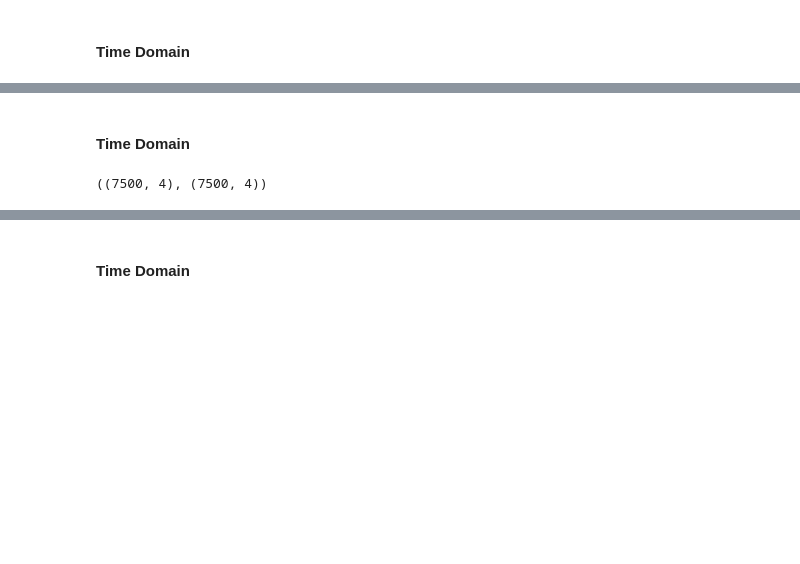
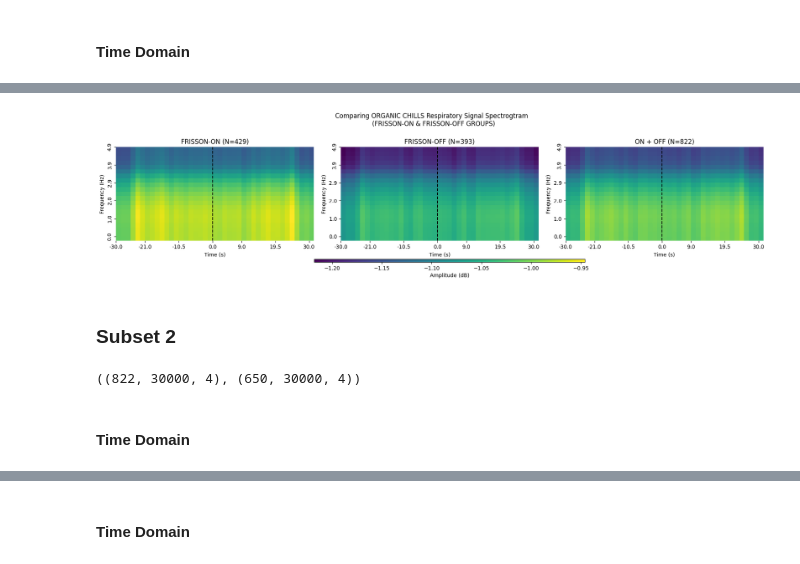
Before and after one commit to emmanuel-olateju/chills_characterization, a Jupyter notebook: notebooks/chills_physiological_analysis.ipynb, the cells around one changed output, grey strips where cells are left out. Drawn from its saved outputs; the diff is of its cells as text; code cells hidden in the pictures; blank space fills up the shorter version.

```diff
--- a/notebooks/chills_physiological_analysis.ipynb
+++ b/notebooks/chills_physiological_analysis.ipynb
@@ -465,2 +433,64 @@ baseline_idx = bidx = (0, fs)
+# %%
+frequencies = np.linspace(SFT.f[freqs][0], SFT.f[freqs][-1], frisson_stft.shape[0])
+n_time = frisson_stft.shape[2]
+time = np.linspace(-30, 30, n_time)
+
+fig, ax = plt.subplots(1, 3, figsize=(18, 4))
+ch = select_channel["resp"]
+
+vmin = min(np.min(frisson_on_stft[:, ch, :]), np.min(frisson_off_stft[:, ch, :]), np.min(frisson_stft[:, ch, :]))
+vmax = max(np.max(frisson_on_stft[:, ch, :]), np.max(frisson_off_stft[:, ch, :]), np.max(frisson_stft[:, ch, :]))
+
+# Plot each heatmap
+for i, data in enumerate([frisson_on_stft, frisson_off_stft, frisson_stft]):
+    heatmap = sns.heatmap(data[::-1, ch, :], cmap="viridis", ax=ax[i],
+                xticklabels=50, yticklabels=20,
+                vmin=vmin, vmax=vmax, cbar=False)  # Adjust tick frequency here
+
+    if i==2:
+      heatmpa_mesh = heatmap
+
+    ax[i].set_xlabel("Time (s)")
+    ax[i].set_ylabel("Frequency (Hz)")
+
+    # Set custom tick labels
+    xticks = np.linspace(0, n_time - 1, 7).astype(int)
+    ax[i].set_xticks(xticks)
+    ax[i].set_xticklabels(np.round(time[xticks], 1))
+
+    yticks = np.linspace(0, len(frequencies) - 1, 6).astype(int)
+    ax[i].set_yticks(yticks)
+    ax[i].set_yticklabels(np.round(frequencies[::-1][yticks], 1))  # reversed!
+
+    ax[i].axvline(data.shape[2]//2, color="black", linestyle="--", label="Chills Report")
+
+cax = fig.add_axes([0.325, 0.005, 0.4, 0.02])  # [left, bottom, width, height]
+cbar = fig.colorbar(heatmap_mesh.collections[0], cax=cax, orientation="horizontal")
+cbar.set_label("Amplitude (dB)")
+
+ax[0].set_title(f"FRISSON-ON (N={len(frisson_on)})")
+ax[1].set_title(f"FRISSON-OFF (N={len(frisson_off)})")
+ax[2].set_title(f"ON + OFF (N={len(frisson)})")
+fig.suptitle("Comparing ORGANIC CHILLS Respiratory Signal Spectrogtram \n (FRISSON-ON & FRISSON-OFF GROUPS)", y=1.00)
+fig.tight_layout()
+plt.savefig("plots/physiological_analysis/ORGANIC_CHILLS_COMPARISON_Resp_TF_DOMAIN.png", dpi=300, bbox_inches="tight")
+# %% [output]
+[figure, added]
+# %% [markdown]
+### Subset 2
+# %%
+window = 0.01
+organic_epochs = np.vstack((frisson_on_epochs, frisson_off_epochs))
+non_chill_epochs = np.vstack((pre_rest_epochs, post_rest_epochs))
+
+organic =  np.apply_along_axis(lambda x: m_avg(x, window), axis=1, arr=organic_epochs)
+non_chill = np.apply_along_axis(lambda x: m_avg(x, window), axis=1, arr=non_chill_epochs)
+
+organic = minmax_scale(organic, 1)
+non_chill = minmax_scale(non_chill, 1)
+
+organic.shape, non_chill.shape
+# %% [output]
+((822, 30000, 4), (650, 30000, 4))
 # %% [markdown]
 #### Time Domain
@@ -484,9 +496,0 @@ chills = np.apply_along_axis(lambda x: m_avg(x, window_), axis=0, arr=chills_)
-# %%
-frisson_std = frisson_epochs[:, bidx[0]:, :].std(axis=0) / len(frisson_epochs)
-chills_std = chills_epochs[:, bidx[0]:, :].std(axis=0) / len(chills_epochs)
-# non_chills_std = non_chills_epochs.std(axis=0) / len(non_chills_epochs)
-
-frisson_std.shape, chills_std.shape,
-# frisson_std.shape, chills_std.shape, non_chills_std.shape
-# %% [output]
-((7500, 4), (7500, 4))
```
Also changed, not shown: parts of 74 cells of this notebook, 2 other files.
